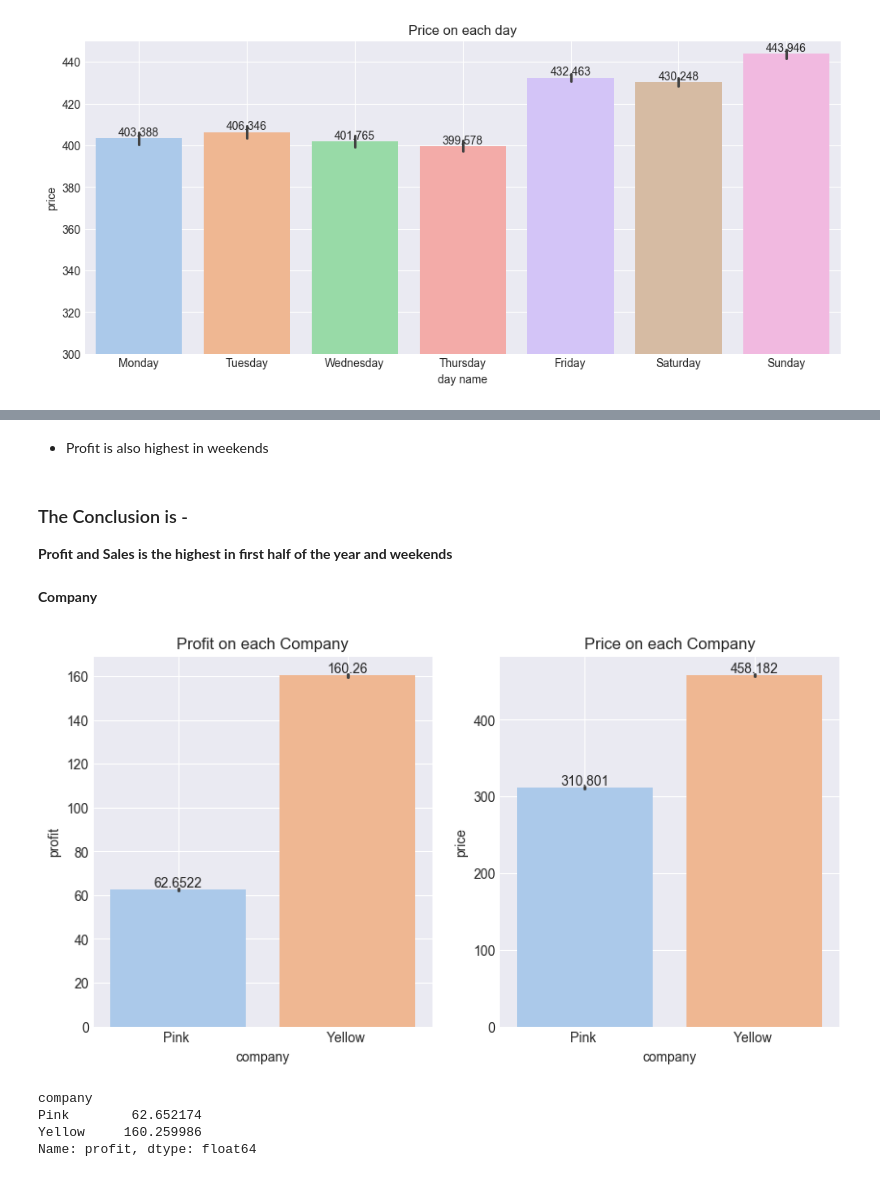
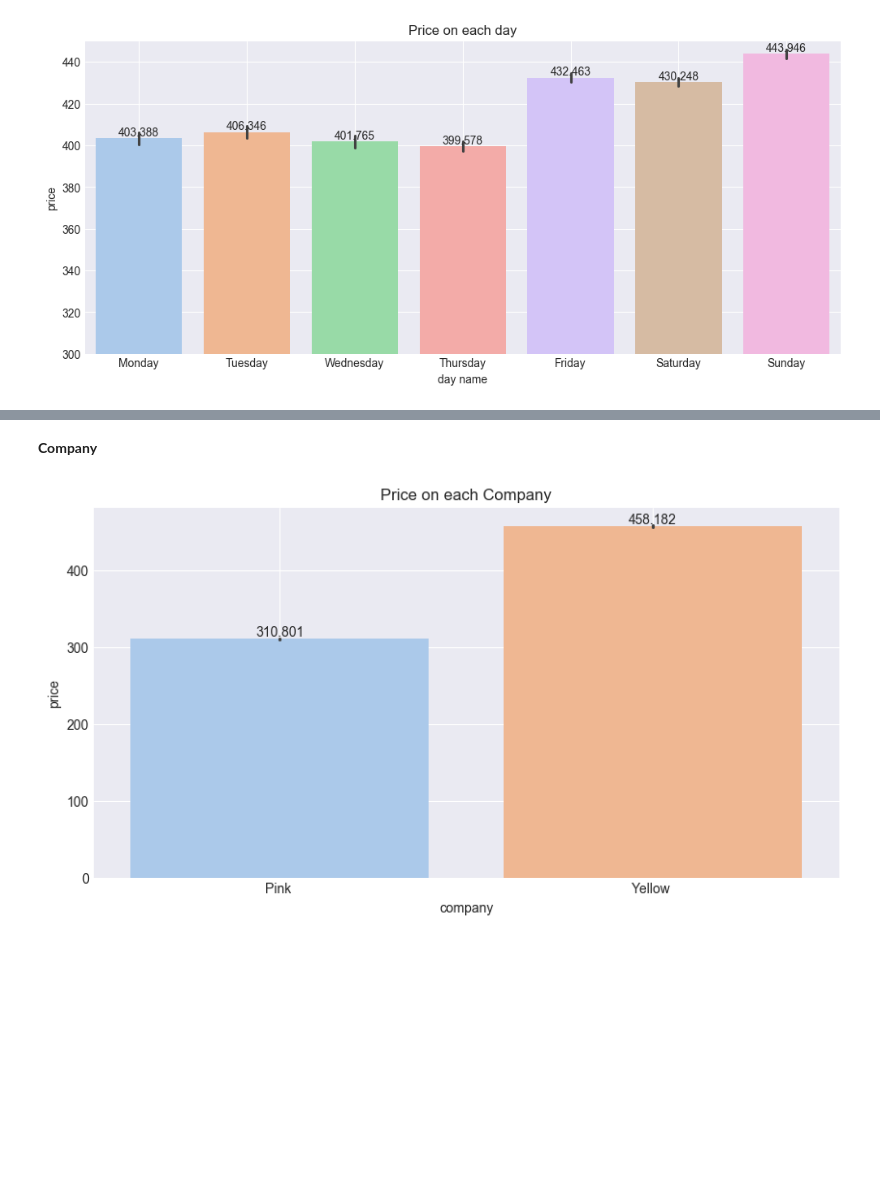
Before and after one commit to IamRaNo/cab_data_analysis, a Jupyter notebook: cab_data_analysis.ipynb, the cells around one changed output, grey strips where cells are left out. Saved outputs shown, nothing was run; the diff lists cells and outputs as text; code cells hidden in the pictures; blank space fills up the shorter version.

```diff
--- a/cab_data_analysis.ipynb
+++ b/cab_data_analysis.ipynb
@@ -515,5 +502,3 @@ data.head()
-# %%
-data['in profit']=pd.DataFrame(np.where(data['profit']>0,True,False))
 # %% [markdown]
 ## Analysis of the data
 # %%
@@ -923,7 +849,0 @@ plt.show()
-# %%
-ax=sns.barplot(x='year',y='profit',data=data,palette='pastel')
-for container in ax.containers:
-    ax.bar_label(container)
-plt.title('Profit on each Year')
-plt.ylim(120,150)
-plt.show()
@@ -934,9 +849,0 @@ plt.show()
-# %%
-plt.figure(figsize=(12,5))
-ax=sns.barplot(x='month',y='profit',data=data,palette='pastel')
-for container in ax.containers:
-    ax.bar_label(container)
-plt.title('Profit on each Month')
-plt.grid("-")
-plt.ylim(100,180)
-plt.show()
@@ -947,10 +849,0 @@ plt.show()
-# %%
-day_order = ['Monday', 'Tuesday', 'Wednesday', 'Thursday', 'Friday', 'Saturday', 'Sunday']
-plt.figure(figsize=(12,5))
-ax=sns.barplot(x='day name',y='profit',data=data,palette='pastel',order=day_order)
-for container in ax.containers:
-    ax.bar_label(container)
-plt.title('Profit on each day')
-plt.grid("-")
-#plt.ylim(300,450)
-plt.show()
@@ -959,31 +850,12 @@ plt.show()
-# %% [markdown]
-- Profit is also highest in weekends
-# %% [markdown]
-### The Conclusion is -
-**Profit and Sales is the highest in first half of the year and weekends**
 # %% [markdown]
 **Company**
 # %%
 plt.figure(figsize=(10,5))
-plt.subplot(1,2,1)
-ax=sns.barplot(x='company',y='profit',data=data,palette='pastel')
-for container in ax.containers:
-    ax.bar_label(container)
-plt.title('Profit on each Company')
-plt.grid("-")
-plt.subplot(1,2,2)
 ax=sns.barplot(x='company',y='price',data=data,palette='pastel')
 for container in ax.containers:
     ax.bar_label(container)
 plt.title('Price on each Company')
 plt.grid("-")
 plt.show()
 # %% [output]
-[figure, old version]
+[figure, new version]
-# %%
-data.groupby('company')['profit'].mean()
-# %% [output]
-company
-Pink        62.652174
-Yellow     160.259986
-Name: profit, dtype: float64
```
Also changed, not shown: parts of 113 cells of this notebook.
